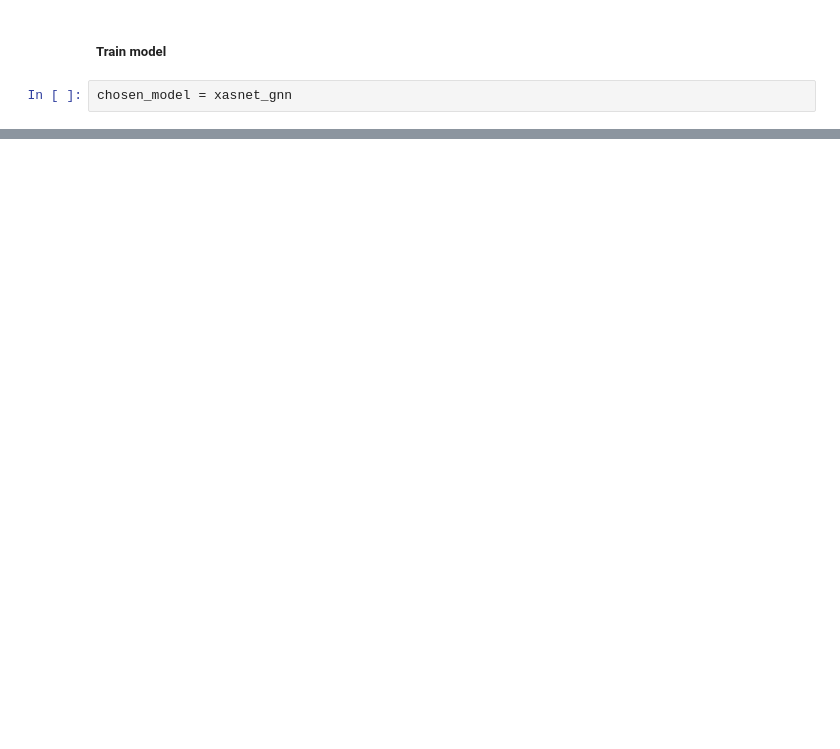
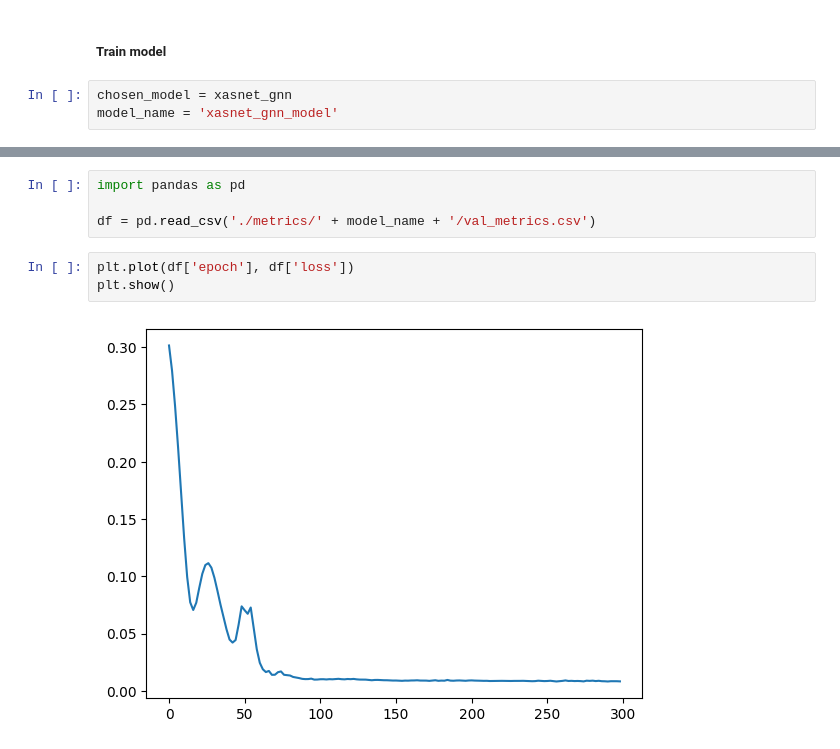
Before and after one commit to sam-j-hall/GO_XASNet, a Jupyter notebook: XASNet_train.ipynb, the cells around one changed output, grey strips where cells are left out. Saved outputs shown, nothing was run; the diff lists cells and outputs as text; blank space fills up the shorter version.

```diff
--- a/XASNet_train.ipynb
+++ b/XASNet_train.ipynb
@@ -275,5 +277,6 @@ XASNet_GraphNet(
 ##### Train model
 # %%
 chosen_model = xasnet_gnn
+model_name = 'xasnet_gnn_model'
 # %%
 # --- Set additional ML parameters
@@ -318,0 +311,9 @@ epoch 275 | average train loss = 0.00003  and average validation loss = 0.00026
+# %%
+import pandas as pd
+
+df = pd.read_csv('./metrics/' + model_name + '/val_metrics.csv')
+# %%
+plt.plot(df['epoch'], df['loss'])
+plt.show()
+# %% [output]
+[figure, added]
```
Also changed, not shown: parts of 8 cells of this notebook, 1 other file.
